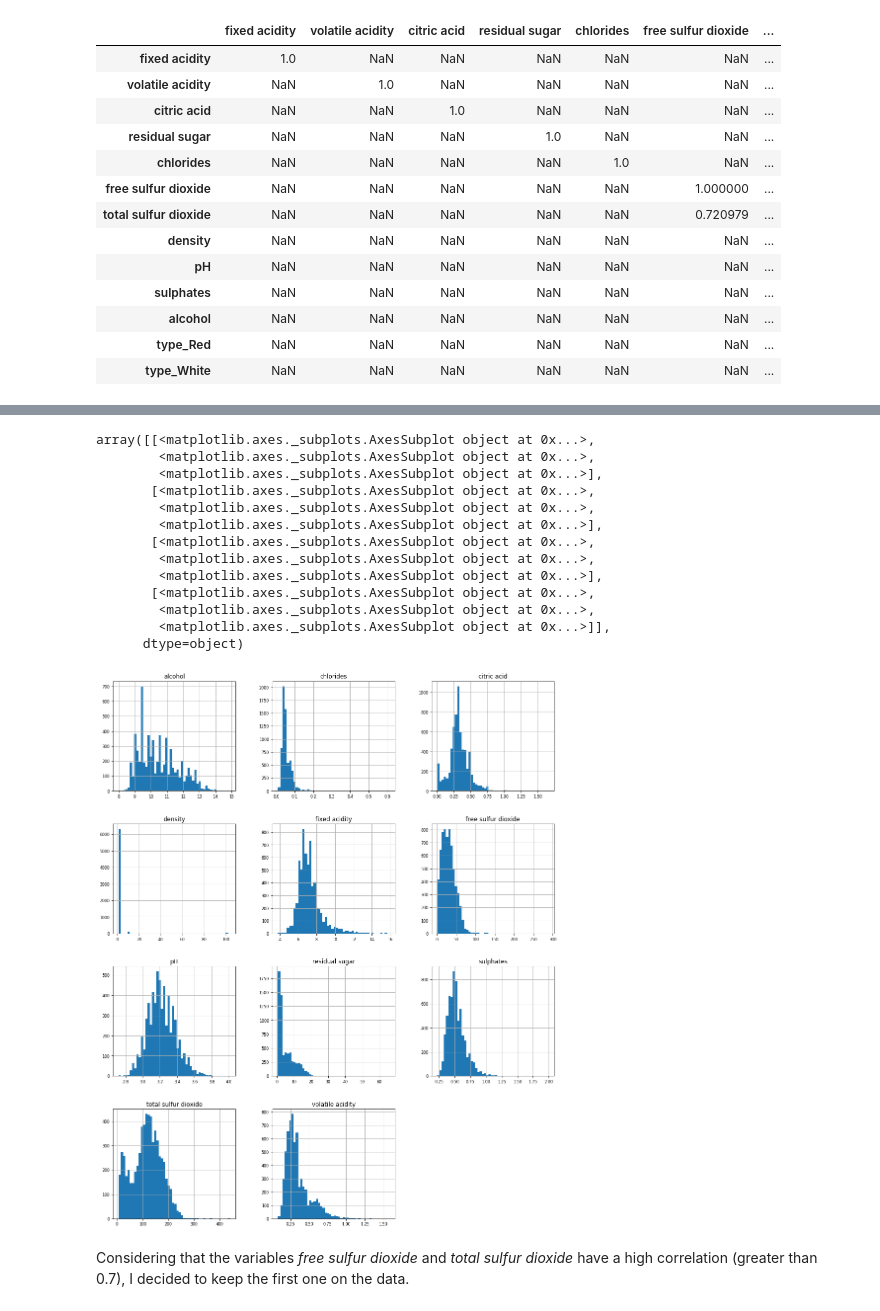
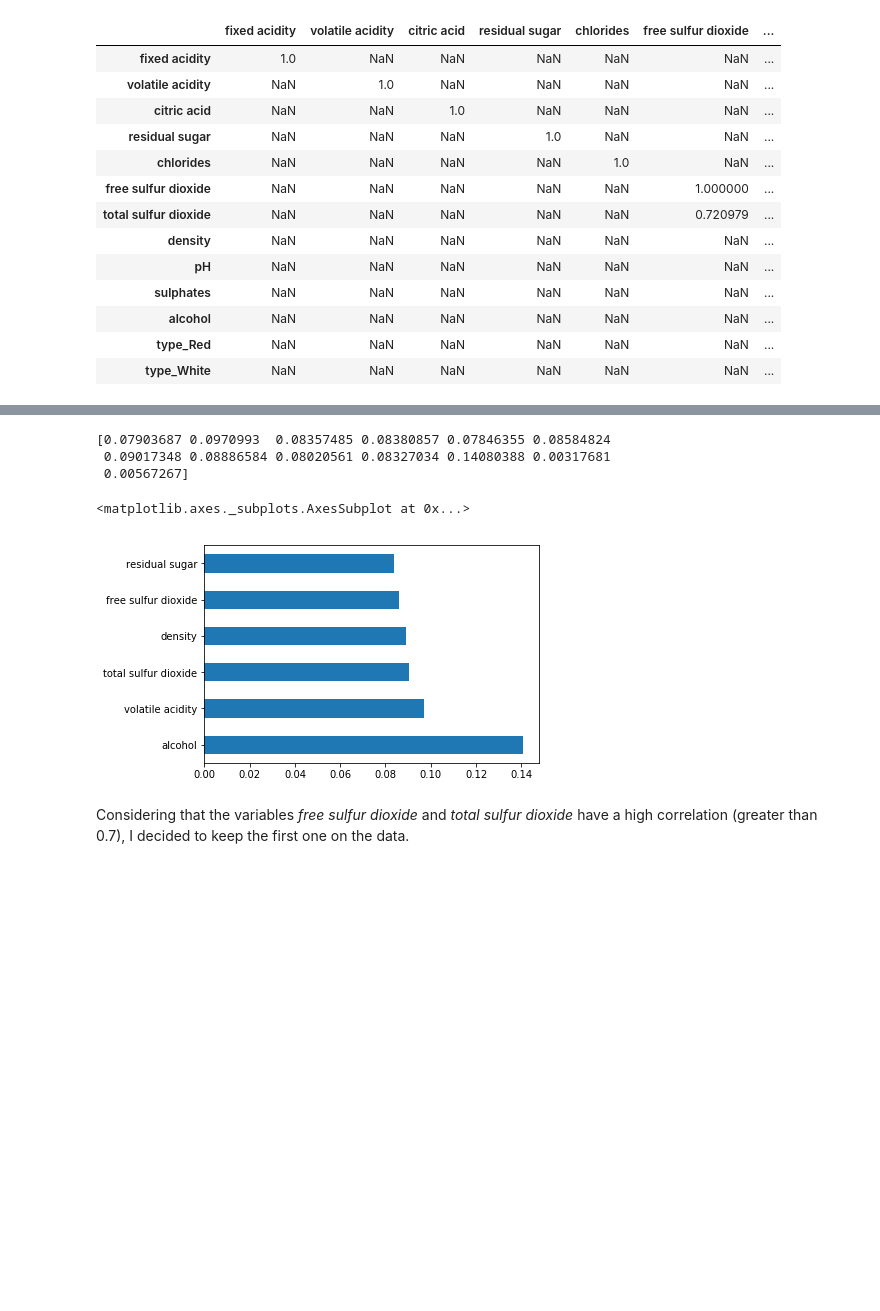
Before and after one commit to danielmbicalho/greenwinequality, a Jupyter notebook: Wine Quality.ipynb, the cells around one changed output, grey strips where cells are left out. Drawn from its saved outputs; the diff is of its cells as text; code cells hidden in the pictures; blank space fills up the shorter version.

```diff
--- a/Wine Quality.ipynb
+++ b/Wine Quality.ipynb
@@ -224,20 +261,18 @@ wines_corr[wines_corr >= 0.7]
+# %%
+from sklearn.ensemble import ExtraTreesClassifier
+etc = ExtraTreesClassifier(n_estimators=10)
+etc.fit(wines_processed, wines_quality)
+print(etc.feature_importances_) #use inbuilt class feature_importances of tree based classifiers
+#plot graph of feature importances for better visualization
+feat_importances = pd.Series(etc.feature_importances_, index=wines_processed.columns)
+feat_importances.nlargest(6).plot(kind='barh')
+# %% [output]
+[0.07903687 0.0970993  0.08357485 0.08380857 0.07846355 0.08584824
+ 0.09017348 0.08886584 0.08020561 0.08327034 0.14080388 0.00317681
+ 0.00567267]
+<matplotlib.axes._subplots.AxesSubplot at 0x...>
+[figure, added]
 # %%
 wines_num = wines_processed.select_dtypes(include = ['float64', 'int64'])
-wines_num.hist(figsize=(16, 20), bins=50, xlabelsize=8, ylabelsize=8)
-# %% [output]
-array([[<matplotlib.axes._subplots.AxesSubplot object at 0x...>,
-        <matplotlib.axes._subplots.AxesSubplot object at 0x...>,
-        <matplotlib.axes._subplots.AxesSubplot object at 0x...>],
-       [<matplotlib.axes._subplots.AxesSubplot object at 0x...>,
-        <matplotlib.axes._subplots.AxesSubplot object at 0x...>,
-        <matplotlib.axes._subplots.AxesSubplot object at 0x...>],
-       [<matplotlib.axes._subplots.AxesSubplot object at 0x...>,
-        <matplotlib.axes._subplots.AxesSubplot object at 0x...>,
-        <matplotlib.axes._subplots.AxesSubplot object at 0x...>],
-       [<matplotlib.axes._subplots.AxesSubplot object at 0x...>,
-        <matplotlib.axes._subplots.AxesSubplot object at 0x...>,
-        <matplotlib.axes._subplots.AxesSubplot object at 0x...>]],
-      dtype=object)
-[figure, removed]
 # %% [markdown]
 Considering that the variables *free sulfur dioxide* and *total sulfur dioxide* have a high correlation (greater than 0.7), I decided to keep the first one on the data.
```
Also changed, not shown: parts of 53 cells of this notebook.
